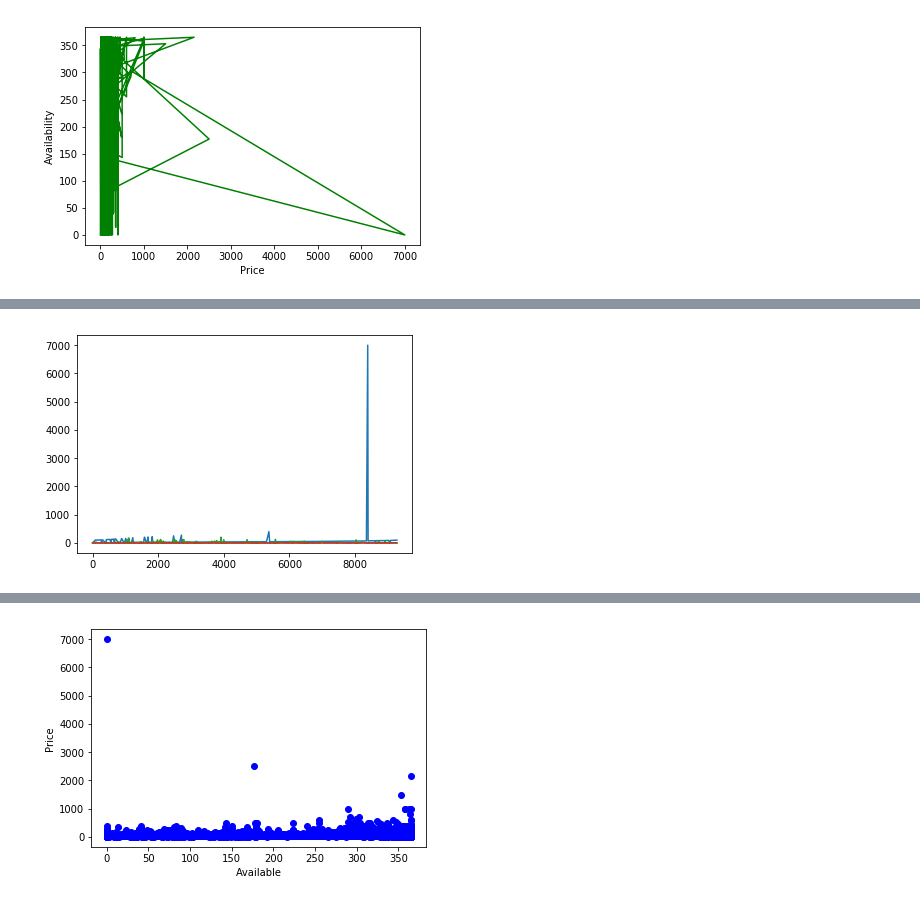
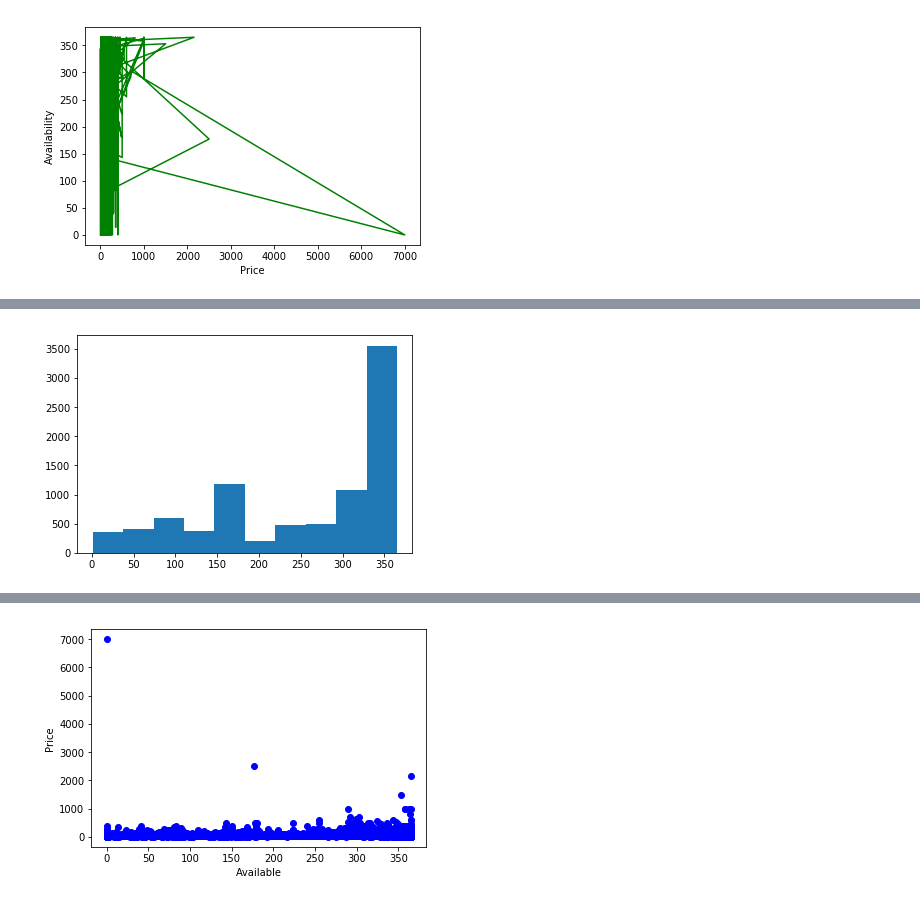
Before and after one commit to emett75/Unit-1-Capstone, a Jupyter notebook: Unit 1 Capstone.ipynb, the cells around one changed output, grey strips where cells are left out. Saved outputs shown, nothing was run; the diff lists cells and outputs as text; code cells hidden in the pictures.

```diff
--- a/Unit 1 Capstone.ipynb
+++ b/Unit 1 Capstone.ipynb
@@ -163,8 +194,8 @@ plt.show()
 # %%
-rooms = (athens.loc[athens.availability_365 == 0])
+rooms = (athens.loc[athens.availability_365 > 0])
 # %%
-plt.plot(rooms)
+plt.hist(rooms.availability_365)
 plt.show()
-#how to get rid of red line, what does it mean?
+#how to get rid of red line, what does it mean? line means 0
 # %% [output]
-[figure, old version]
+[figure, new version]
```
Also changed, not shown: parts of 24 cells of this notebook.
